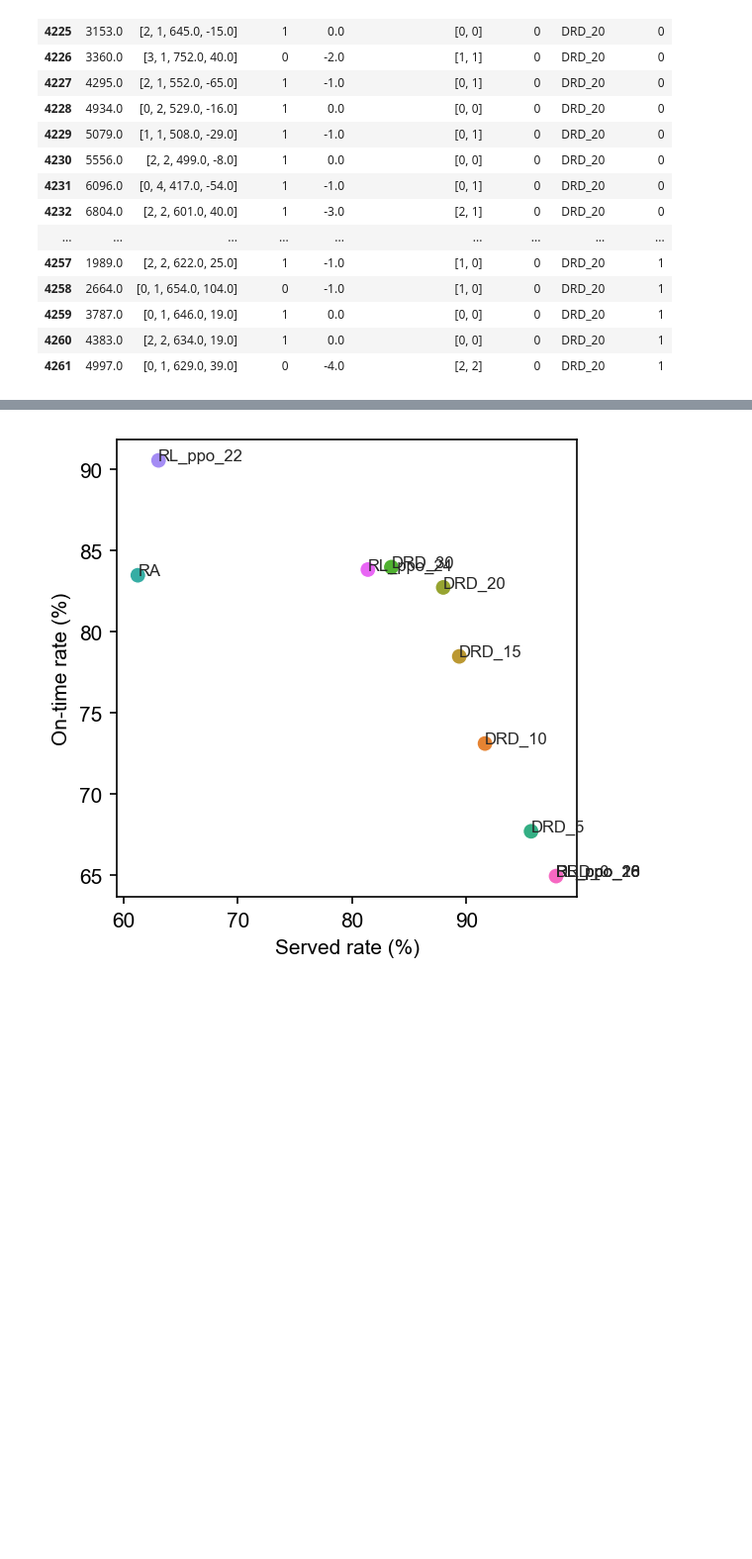
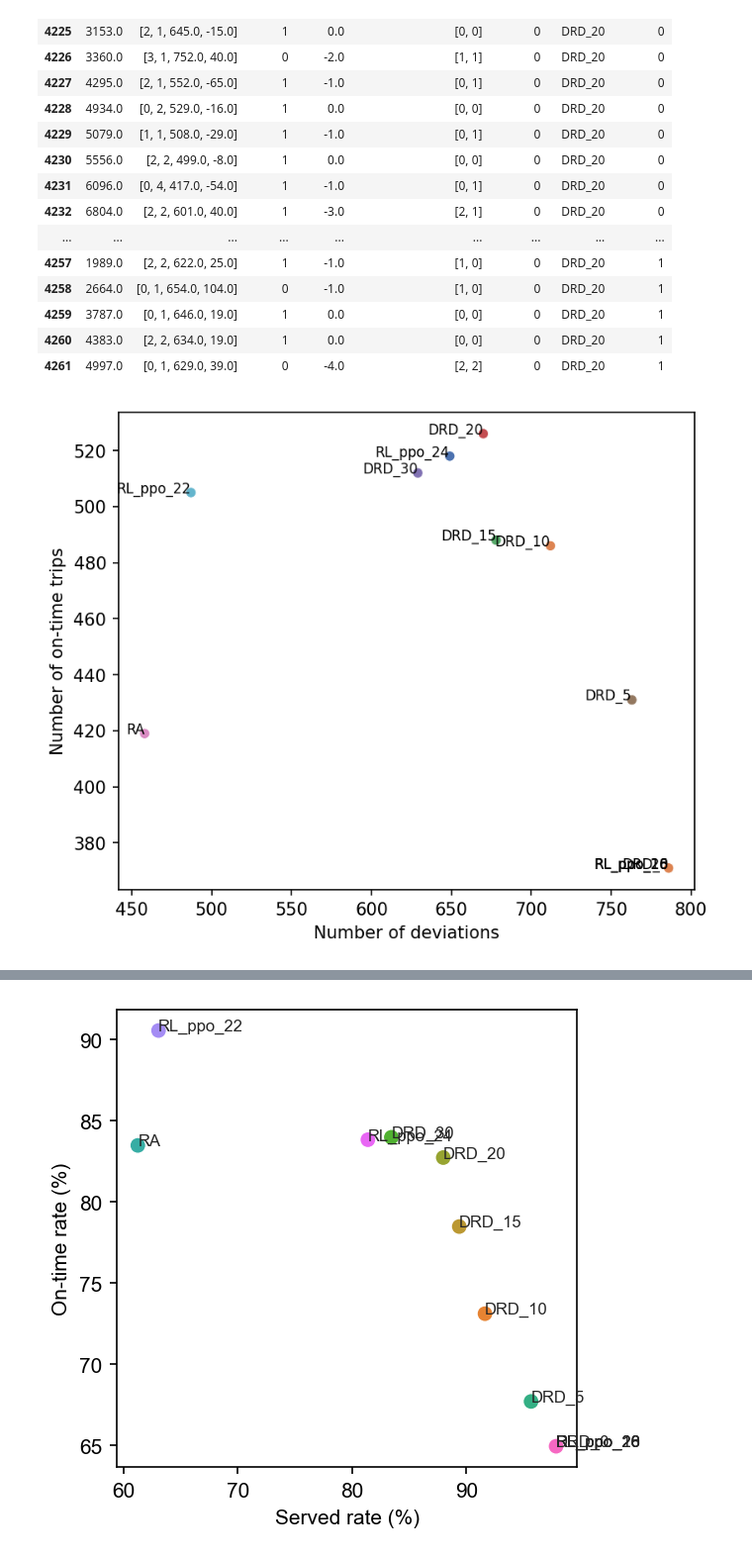
Before and after one commit to joerovar/flex-bus-sim, a Jupyter notebook: results.ipynb, the cells around one changed output, grey strips where cells are left out. Shown at 99% size. Saved outputs shown, nothing was run; the diff lists cells and outputs as text; code cells hidden in the pictures; blank space fills up the shorter version.

```diff
--- a/results.ipynb
+++ b/results.ipynb
@@ -150,3 +150,27 @@ RESULTS_PATH = os.path.join(OUTPUT_FOLDER_PATH,'experiments_'+tstamp)
 table, table_pcts = tabulate_improvements(RESULTS_PATH, ON_TIME_BOUNDS, base_scenario='DRD_30',
                                           flex_stops=FLEX_STOPS, start_time=RESULTS_START_TIME_MINUTES*60,
                                           end_time=RESULTS_END_TIME_MINUTES*60)
+# %%
+trips = pd.read_csv(os.path.join(RESULTS_PATH, 'vehicles.csv'))
+pax = pd.read_csv(os.path.join(RESULTS_PATH, 'pax.csv'))
+last_stop_trips = trips[trips['stop'] == 6].copy()
+last_stop_trips['delay'] = last_stop_trips['arrival_time'] - last_stop_trips['scheduled_time']
+last_stop_trips['on_time'] = 0
+last_stop_trips.loc[last_stop_trips['delay'].between(*ON_TIME_BOUNDS), 'on_time'] = 1
+# %%
+df=pd.DataFrame()
+# %%
+df['on_time'] = last_stop_trips.groupby(['scenario'])['on_time'].sum()
+df['n_deviations'] = trips.groupby(['scenario'])['flex'].sum()
+df['n_requests'] = pax.groupby(['scenario'])['flex'].sum()
+# %%
+fig, axs = plt.subplots(figsize=(6,5))
+sns.scatterplot(data=df, x='n_deviations', y='on_time', hue='scenario', palette='deep', ax=axs)
+axs.set_xlabel('Number of deviations')
+axs.set_ylabel('Number of on-time trips')
+axs.legend().remove()
+# anotate
+for i in range(len(df)):
+    axs.annotate(df.index[i], (df['n_deviations'][i], df['on_time'][i]), fontsize=8, ha='right')
+# %% [output]
+[figure, added]
```
Also changed, not shown: parts of 7 cells of this notebook, 6 other files.
